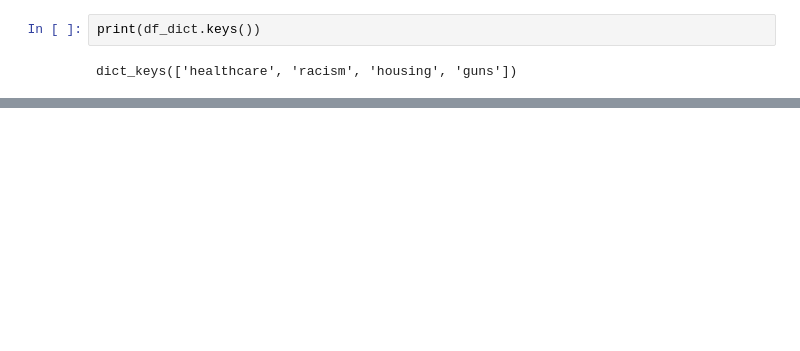
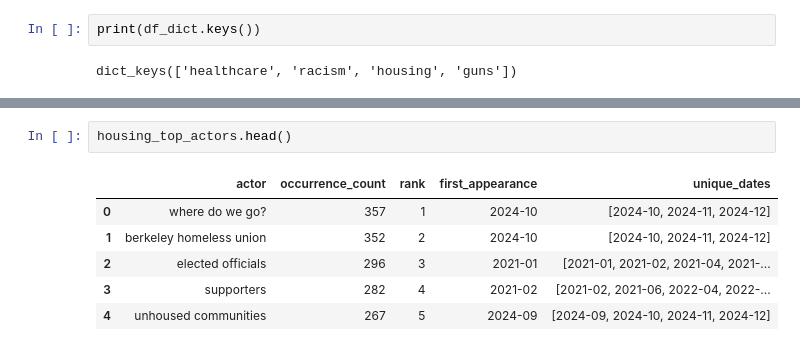
Before and after one commit to pablo-fdz/F-N_hw1, a Jupyter notebook: creating_gtrend_urls.ipynb, the cells around one changed output, grey strips where cells are left out. Cells and saved outputs as stored; diff of their text form; blank space fills up the shorter version.

```diff
--- a/creating_gtrend_urls.ipynb
+++ b/creating_gtrend_urls.ipynb
@@ -709,0 +875,9 @@ dict_keys(['healthcare', 'racism', 'housing', 'guns'])
+# %%
+housing_top_actors.head()
+# %% [output]
+|  | actor | occurrence_count | rank | first_appearance | unique_dates |
+| 0 | where do we go? | 357 | 1 | 2024-10 | [2024-10, 2024-11, 2024-12] |
+| 1 | berkeley homeless union | 352 | 2 | 2024-10 | [2024-10, 2024-11, 2024-12] |
+| 2 | elected officials | 296 | 3 | 2021-01 | [2021-01, 2021-02, 2021-04, 2021-... |
+| 3 | supporters | 282 | 4 | 2021-02 | [2021-02, 2021-06, 2022-04, 2022-... |
+| 4 | unhoused communities | 267 | 5 | 2024-09 | [2024-09, 2024-10, 2024-11, 2024-12] |
```
Also changed, not shown: parts of 9 cells of this notebook, 4 other files.
